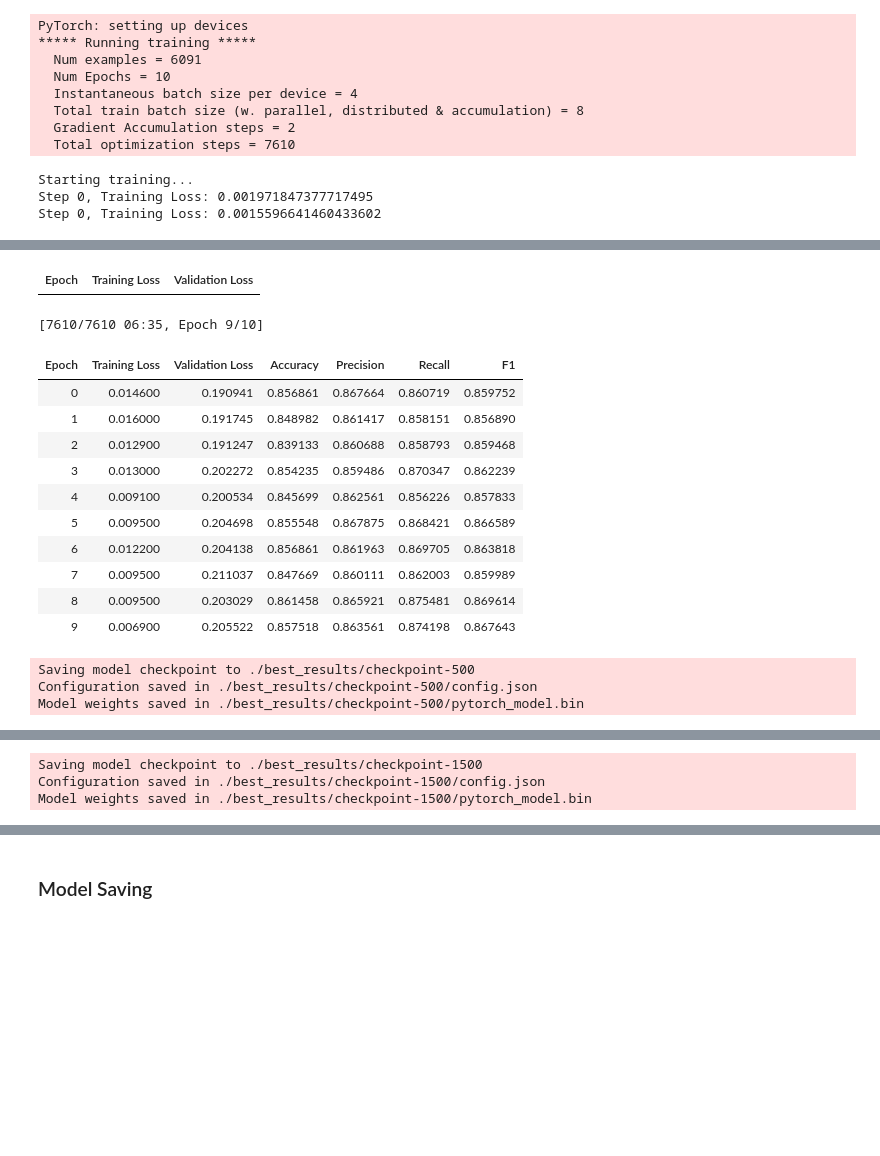
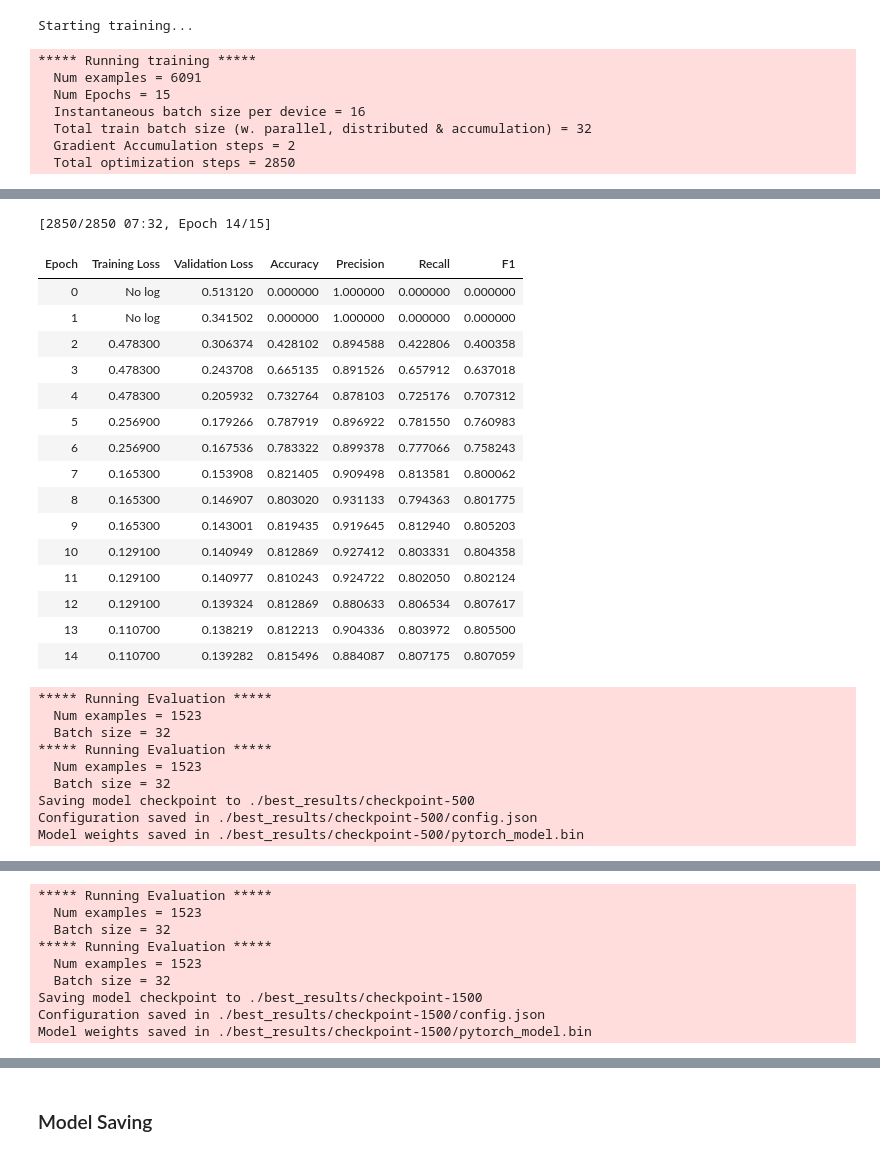
Before and after one commit to WajidAli05/NLBSE-Tool-competition-Code-Comment-Classification, a Jupyter notebook: huawei_noah_TinyBERT_General_4L_312D_java.ipynb, the cells around one changed output, grey strips where cells are left out. Cells and saved outputs as stored; diff of their text form; code cells hidden in the pictures; blank space fills up the shorter version.

```diff
--- a/huawei_noah_TinyBERT_General_4L_312D_java.ipynb
+++ b/huawei_noah_TinyBERT_General_4L_312D_java.ipynb
@@ -291,18 +233,19 @@ Step 490, Training Loss: 0.32156485319137573
 # %%
-best_hyperparams = study.best_trial.params
-
+# best_hyperparams = study.best_trial.params
 training_args = TrainingArguments(
     output_dir="./best_results",
-    num_train_epochs=best_hyperparams["num_train_epochs"],
-    per_device_train_batch_size=best_hyperparams["batch_size"],
-    per_device_eval_batch_size=best_hyperparams["batch_size"] * 2,
-    learning_rate=best_hyperparams["learning_rate"],
-    weight_decay=best_hyperparams["weight_decay"],
-    warmup_steps=10,
+    num_train_epochs=15,  # Increase epochs
+    per_device_train_batch_size=16,  # Increase batch size
+    per_device_eval_batch_size=32 ,  # Double batch size for evaluation
+    learning_rate=3e-5,  # Slightly larger learning rate
+    weight_decay=0.01,  # Higher weight decay for regularization
+    warmup_steps=500,  # Increased warmup steps
     evaluation_strategy="epoch",
-    gradient_accumulation_steps=2,
+    gradient_accumulation_steps=2,  # Adjust based on hardware
     report_to="none",
 )
+
+
 
 trainer = OneHotTrainer(
     model=model,
@@ -323,14 +266,11 @@ print("=====================Training Time=====================")
 print(f"Training completed in {training_duration:.2f} seconds.")
 print("=======================================================")
 # %% [output]
-PyTorch: setting up devices
-***** Running training *****
-  Num examples = 6091
-  Num Epochs = 10
-  Instantaneous batch size per device = 4
-  Total train batch size (w. parallel, distributed & accumulation) = 8
-  Gradient Accumulation steps = 2
-  Total optimization steps = 7610
+Starting training...
-Starting training...
-Step 0, Training Loss: 0.001971847377717495
-Step 0, Training Loss: 0.0015596641460433602
+***** Running training *****
+  Num examples = 6091
+  Num Epochs = 15
+  Instantaneous batch size per device = 16
+  Total train batch size (w. parallel, distributed & accumulation) = 32
+  Gradient Accumulation steps = 2
+  Total optimization steps = 2850
@@ -338,16 +279,26 @@ Step 0, Training Loss: 0.0015596641460433602
+[2850/2850 07:32, Epoch 14/15]
-| Epoch | Training Loss | Validation Loss |
+| Epoch | Training Loss | Validation Loss | Accuracy | Precision | Recall | F1 |
+| 0 | No log | 0.513120 | 0.000000 | 1.000000 | 0.000000 | 0.000000 |
+| 1 | No log | 0.341502 | 0.000000 | 1.000000 | 0.000000 | 0.000000 |
+| 2 | 0.478300 | 0.306374 | 0.428102 | 0.894588 | 0.422806 | 0.400358 |
+| 3 | 0.478300 | 0.243708 | 0.665135 | 0.891526 | 0.657912 | 0.637018 |
+| 4 | 0.478300 | 0.205932 | 0.732764 | 0.878103 | 0.725176 | 0.707312 |
+| 5 | 0.256900 | 0.179266 | 0.787919 | 0.896922 | 0.781550 | 0.760983 |
+| 6 | 0.256900 | 0.167536 | 0.783322 | 0.899378 | 0.777066 | 0.758243 |
+| 7 | 0.165300 | 0.153908 | 0.821405 | 0.909498 | 0.813581 | 0.800062 |
+| 8 | 0.165300 | 0.146907 | 0.803020 | 0.931133 | 0.794363 | 0.801775 |
+| 9 | 0.165300 | 0.143001 | 0.819435 | 0.919645 | 0.812940 | 0.805203 |
+| 10 | 0.129100 | 0.140949 | 0.812869 | 0.927412 | 0.803331 | 0.804358 |
+| 11 | 0.129100 | 0.140977 | 0.810243 | 0.924722 | 0.802050 | 0.802124 |
+| 12 | 0.129100 | 0.139324 | 0.812869 | 0.880633 | 0.806534 | 0.807617 |
+| 13 | 0.110700 | 0.138219 | 0.812213 | 0.904336 | 0.803972 | 0.805500 |
+| 14 | 0.110700 | 0.139282 | 0.815496 | 0.884087 | 0.807175 | 0.807059 |
-[7610/7610 06:35, Epoch 9/10]
-| Epoch | Training Loss | Validation Loss | Accuracy | Precision | Recall | F1 |
-| 0 | 0.014600 | 0.190941 | 0.856861 | 0.867664 | 0.860719 | 0.859752 |
-| 1 | 0.016000 | 0.191745 | 0.848982 | 0.861417 | 0.858151 | 0.856890 |
-| 2 | 0.012900 | 0.191247 | 0.839133 | 0.860688 | 0.858793 | 0.859468 |
-| 3 | 0.013000 | 0.202272 | 0.854235 | 0.859486 | 0.870347 | 0.862239 |
-| 4 | 0.009100 | 0.200534 | 0.845699 | 0.862561 | 0.856226 | 0.857833 |
-| 5 | 0.009500 | 0.204698 | 0.855548 | 0.867875 | 0.868421 | 0.866589 |
-| 6 | 0.012200 | 0.204138 | 0.856861 | 0.861963 | 0.869705 | 0.863818 |
-| 7 | 0.009500 | 0.211037 | 0.847669 | 0.860111 | 0.862003 | 0.859989 |
-| 8 | 0.009500 | 0.203029 | 0.861458 | 0.865921 | 0.875481 | 0.869614 |
-| 9 | 0.006900 | 0.205522 | 0.857518 | 0.863561 | 0.874198 | 0.867643 |
+***** Running Evaluation *****
+  Num examples = 1523
+  Batch size = 32
+***** Running Evaluation *****
+  Num examples = 1523
+  Batch size = 32
 Saving model checkpoint to ./best_results/checkpoint-500
 Configuration saved in ./best_results/checkpoint-500/config.json
 Model weights saved in ./best_results/checkpoint-500/pytorch_model.bin
@@ -364,3 +321,9 @@ Step 1000, Training Loss: 0.0015758307417854667
+***** Running Evaluation *****
+  Num examples = 1523
+  Batch size = 32
+***** Running Evaluation *****
+  Num examples = 1523
+  Batch size = 32
 Saving model checkpoint to ./best_results/checkpoint-1500
 Configuration saved in ./best_results/checkpoint-1500/config.json
 Model weights saved in ./best_results/checkpoint-1500/pytorch_model.bin
```
Also changed, not shown: parts of 13 cells of this notebook, 15 other files.
